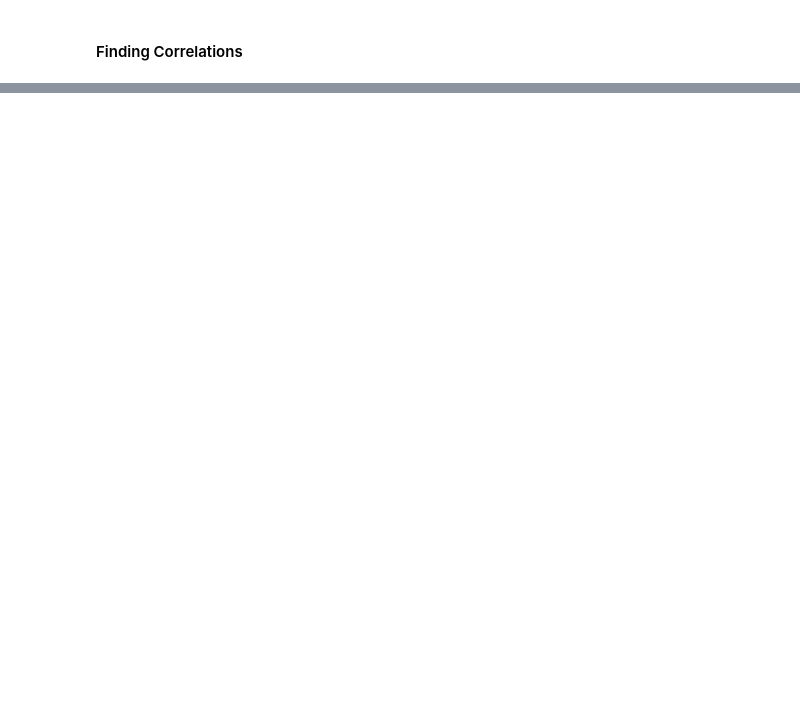
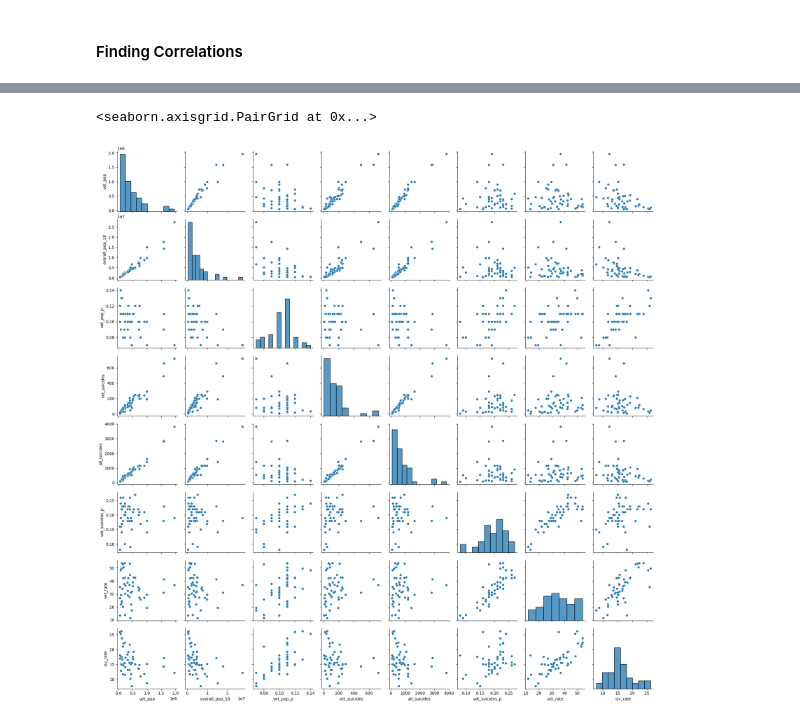
Before and after one commit to LuciMcD/Capstone-Project-MCDANIEL, a Jupyter notebook: EDAnotebook.ipynb, the cells around one changed output, grey strips where cells are left out. Saved outputs shown, nothing was run; the diff lists cells and outputs as text; code cells hidden in the pictures; blank space fills up the shorter version.

```diff
--- a/EDAnotebook.ipynb
+++ b/EDAnotebook.ipynb
@@ -80,0 +124,7 @@ main_dataframe.describe()
+# %%
+c2009 = pd.read_csv('c2009.csv')
+c2009.drop(columns=['col1'], inplace=True)
+sns.pairplot(c2009)
+# %% [output]
+<seaborn.axisgrid.PairGrid at 0x...>
+[figure, added]
```
Also changed, not shown: parts of 9 cells of this notebook, 8 other files.
